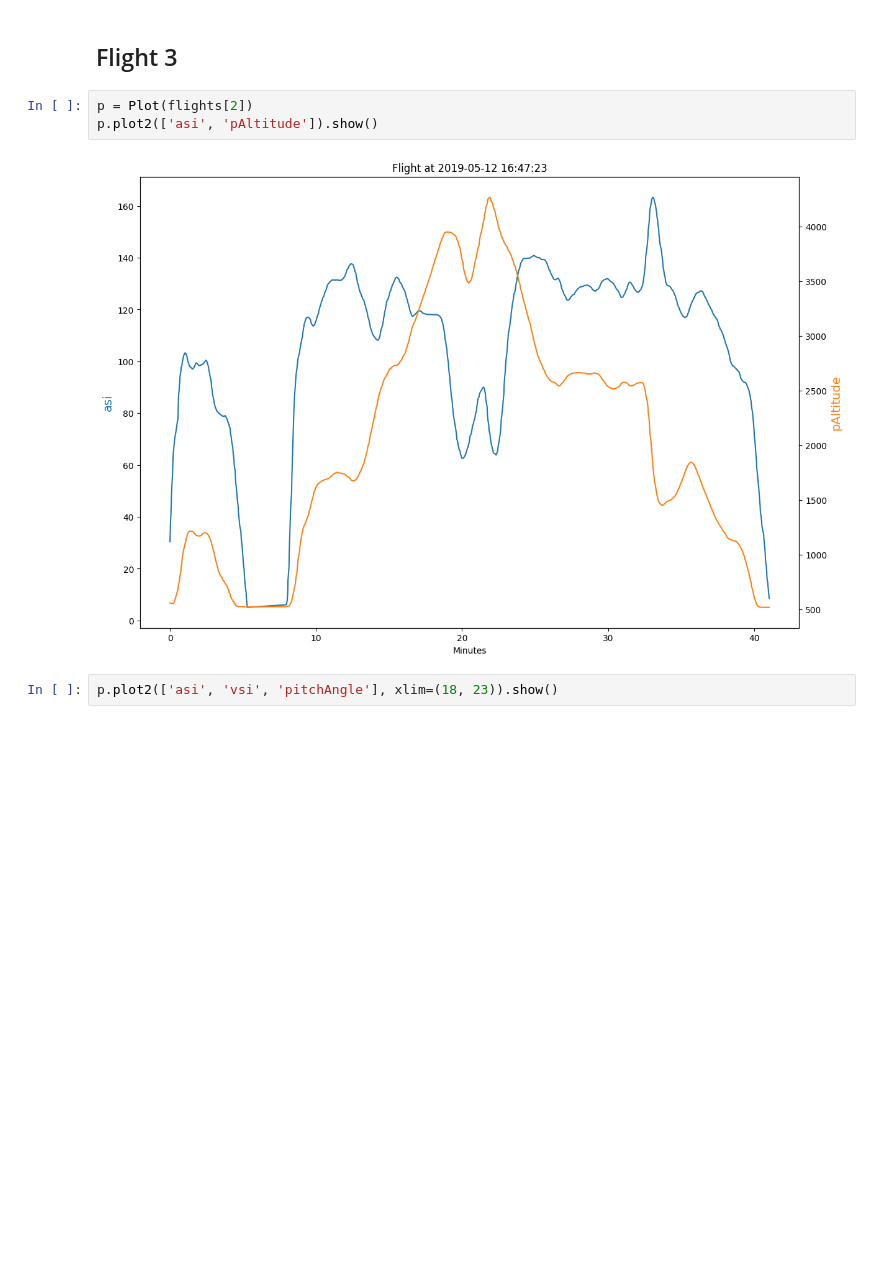
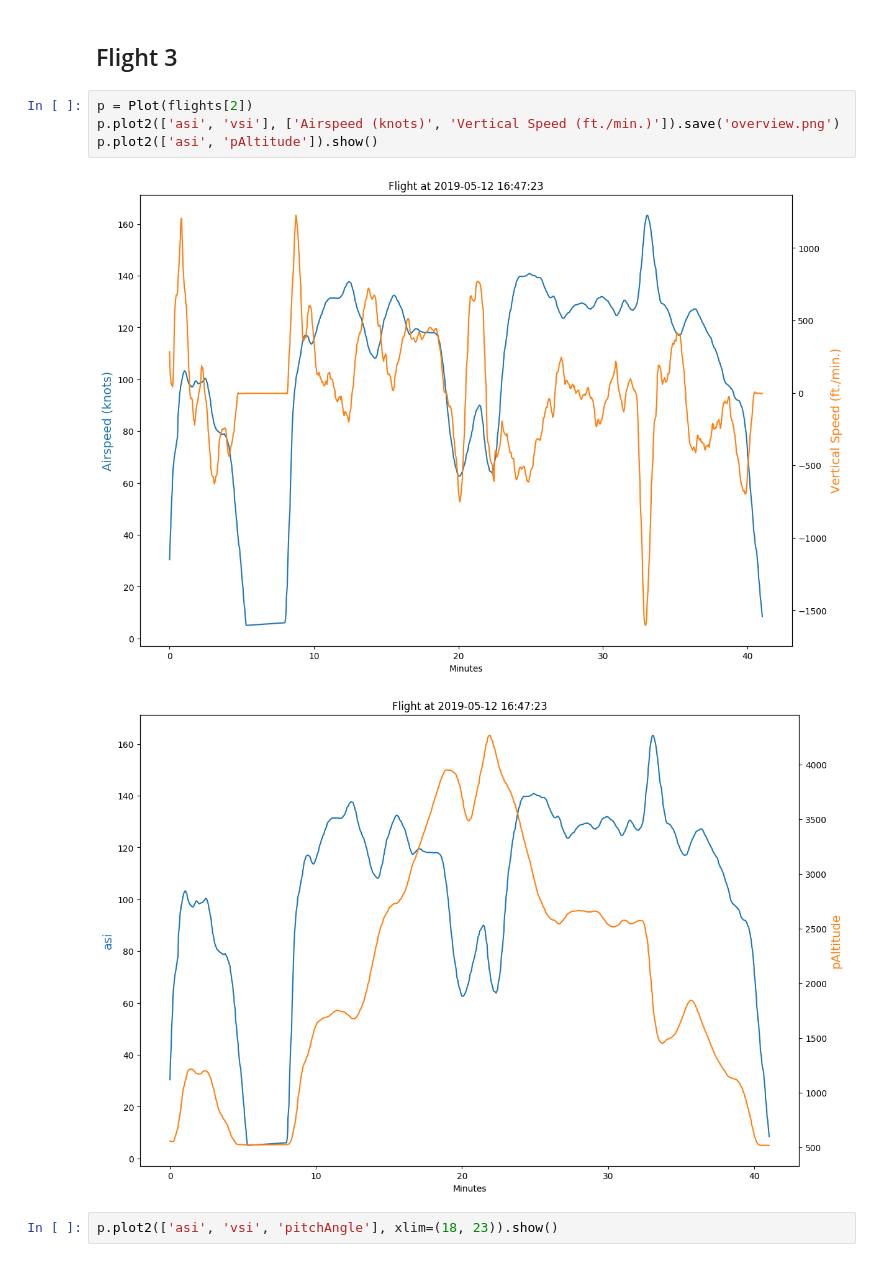
Before and after one commit to azemon/MglEfisPlotter, a Jupyter notebook: notebooks/2019-05-12/Overview.ipynb, the cells around one changed output. Saved outputs shown, nothing was run; the diff lists cells and outputs as text; blank space fills up the shorter version.

```diff
--- a/notebooks/2019-05-12/Overview.ipynb
+++ b/notebooks/2019-05-12/Overview.ipynb
@@ -30,9 +30,11 @@ p.plot2(['asi', 'pAltitude']).show()
 ## Flight 3
 # %%
 p = Plot(flights[2])
+p.plot2(['asi', 'vsi'], ['Airspeed (knots)', 'Vertical Speed (ft./min.)']).save('overview.png')
 p.plot2(['asi', 'pAltitude']).show()
 # %% [output]
-[figure, old version]
+[figure, new version]
+[figure, added]
 # %%
 p.plot2(['asi', 'vsi', 'pitchAngle'], xlim=(18, 23)).show()
 # %% [output]
```
Also changed, not shown: 7 other files.
